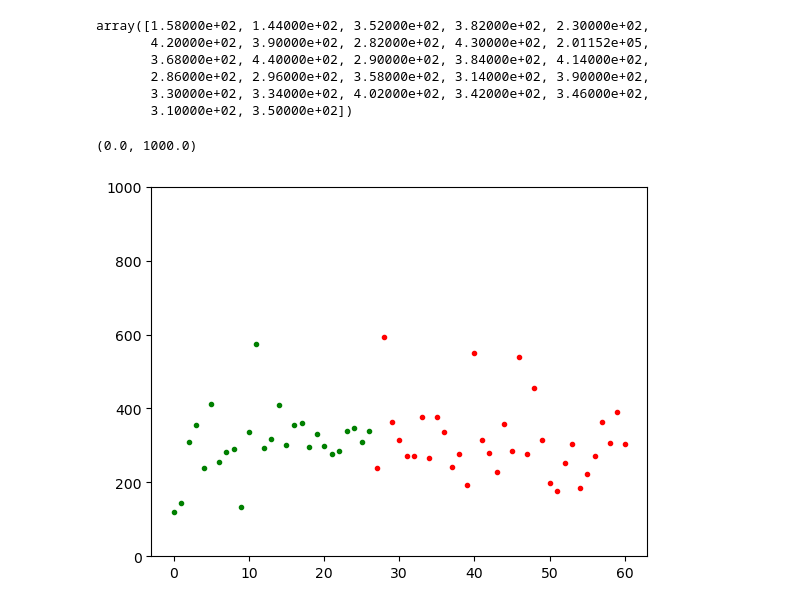
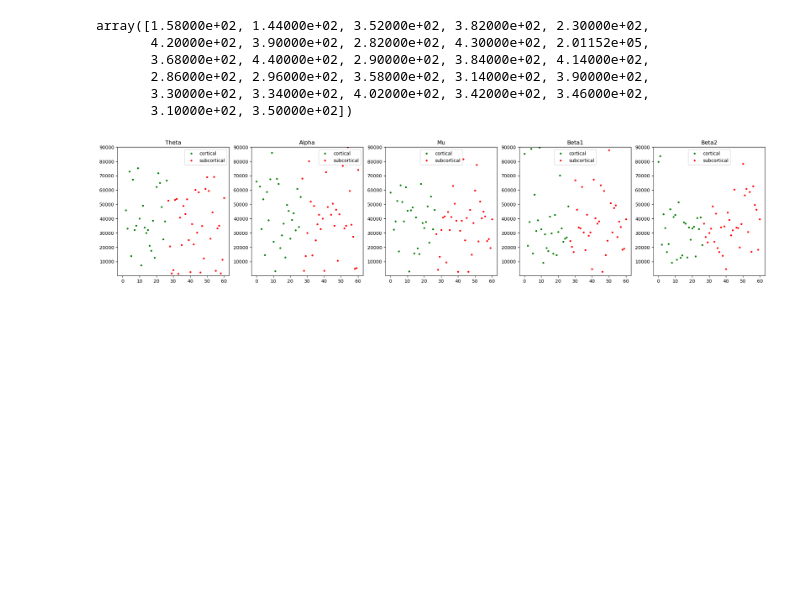
Before and after one commit to zhibinz2/MEG_EEG_Source_Localization, a Jupyter notebook: organize_62stroke/step5.analyse_groups.ipynb, the cells around one changed output. Drawn from its saved outputs; the diff is of its cells as text; code cells hidden in the pictures; blank space fills up the shorter version.

```diff
--- a/organize_62stroke/step5.analyse_groups.ipynb
+++ b/organize_62stroke/step5.analyse_groups.ipynb
@@ -273,7 +325,11 @@ plt.ylim([100,2000])
 # %%
 
-plt.plot(FM_scores,max_dg_freq[:,1],'r.')
-plt.xlabel('FM_scores')
-plt.ylabel('num edges')
-plt.ylim([0,500])
+fig,axs = plt.subplots(1,5,figsize=(25, 5))
+for freq in range(5):
+    plt.sca(axs[freq])
+    plt.title(bandlabels[freq])
+    plt.plot(FM_scores,max_dg_freq[:,freq],'r.')
+    plt.xlabel('FM_scores')
+    plt.ylabel('num edges')
+    plt.ylim([100,90000]) # plt.ylim([100,800])
 # %% [output]
@@ -282,6 +337,10 @@ plt.ylim([0,500])
 # %%
-plt.plot(lesion_sizes,max_dg_freq[:,2],'r.')
-plt.xlabel('lesion size')
-plt.ylabel('num edges')
-plt.ylim([0,500])
+fig,axs = plt.subplots(1,5,figsize=(25, 5))
+for freq in range(5):
+    plt.sca(axs[freq])
+    plt.title(bandlabels[freq])
+    plt.plot(lesion_sizes,max_dg_freq[:,freq],'r.')
+    plt.xlabel('lesion size')
+    plt.ylabel('num edges')
+    plt.ylim([100,90000]) # plt.ylim([100,800])
 # %% [output]
@@ -323,10 +381,13 @@ array([1.58000e+02, 1.44000e+02, 3.52000e+02, 3.82000e+02, 2.30000e+02,
        3.10000e+02, 3.50000e+02])
 # %%
 # cortical vs subc
-freq=2
-plt.plot(range(27),cor_ed[:,freq],'g.')
-plt.plot(range(27,61),subc_ed[:,freq],"r.")
-plt.ylim([0,1000])
+fig,axs = plt.subplots(1,5,figsize=(25, 5))
+for freq in range(5):
+    plt.sca(axs[freq])
+    plt.title(bandlabels[freq])
+    plt.plot(range(27),cor_ed[:,freq],'g.',label='cortical')
+    plt.plot(range(27,61),subc_ed[:,freq],"r.",label='subcortical')
+    plt.legend(['cortical', 'subcortical'])
+    plt.ylim([100,90000]) # plt.ylim([100,800])
 # %% [output]
-(0.0, 1000.0)
-[figure, old version]
+[figure, new version]
```
Also changed, not shown: parts of 13 cells of this notebook.
